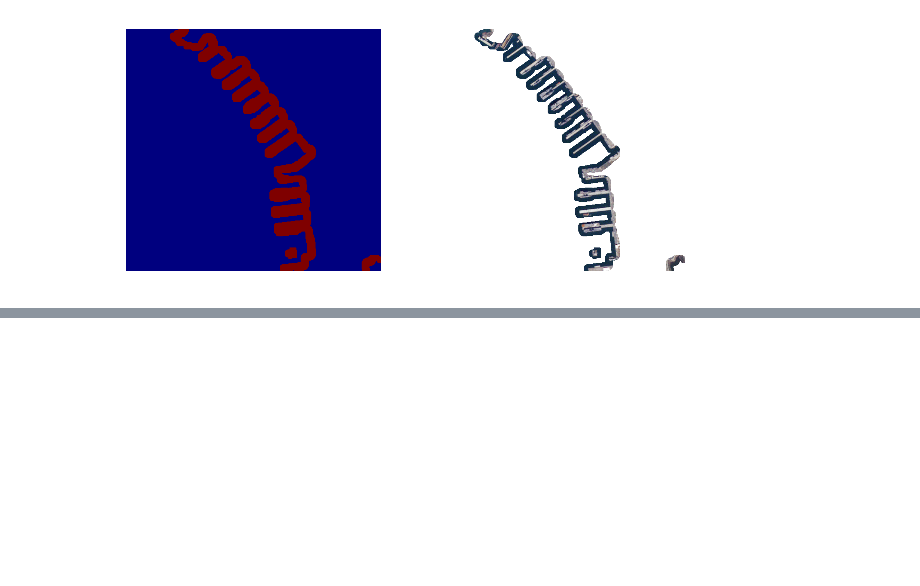
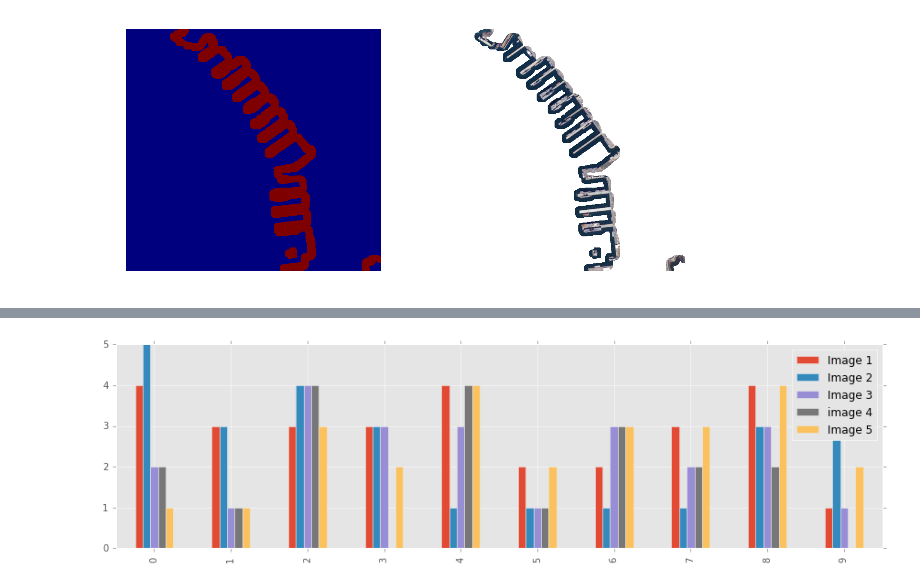
Before and after one commit to chelm/jupyter-demos, a Jupyter notebook: PlanetLabs_SanDiego.ipynb, the cells around one changed output, grey strips where cells are left out. Cells and saved outputs as stored; diff of their text form; code cells hidden in the pictures; blank space fills up the shorter version.

```diff
--- a/PlanetLabs_SanDiego.ipynb
+++ b/PlanetLabs_SanDiego.ipynb
@@ -381,21 +296,0 @@ render_array(image_regions[0][4])
-# %%
-def water_mask2(arr, threshold=135, x=100, y=300):
-    mask = np.ndarray(arr.shape + (3,)).astype(np.uint8)
-    below = arr < threshold
-    mask[below] = [255,255,255]
-    mask = cv2.morphologyEx(mask[:,:,0], cv2.MORPH_OPEN, kernel=np.ones([3, 3]), iterations=1)
-    return mask
-
-region_masks = []
-for i in xrange(0, len(image_regions)):
-    #print i
-    img = image_regions[i][4]
-    avg = np.average(img[:,:,0:2], axis=2)
-    region_masks.append( water_mask2(ndimage.gaussian_filter(avg, 2)) )
-
-
-
-union_mask = reduce( lambda s,e: s & e, region_masks )
-print union_mask.shape
-render_array(image_regions[0][4], union_mask)
-render_array(image_regions[3][4], union_mask)
@@ -405,0 +443,13 @@ render_array(image_regions[3][4], union_mask)
+# %%
+import pandas as pd
+import matplotlib.pyplot as plt
+matplotlib.style.use('ggplot')
+%matplotlib inline
+
+cnts = [[o['count'] for o in img] for img in found_objects]
+
+df2 = pd.DataFrame(np.array(cnts).transpose(), columns=['Image 1', 'Image 2', 'Image 3', 'image 4','Image 5'])
+df2.plot.bar(figsize=(15, 4))
+plt.show()
+# %% [output]
+[figure, added]
```
Also changed, not shown: parts of 13 cells of this notebook.
